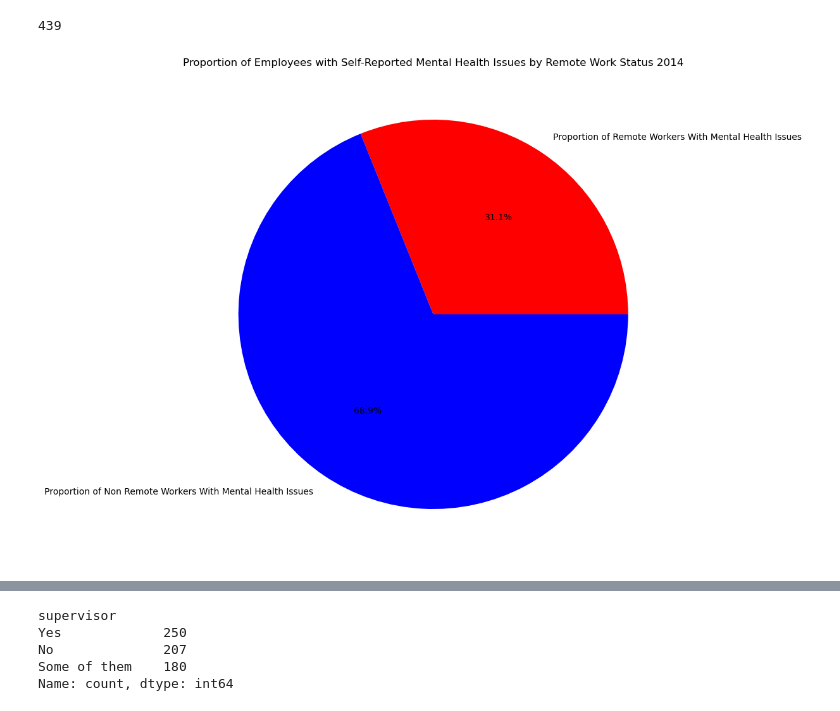
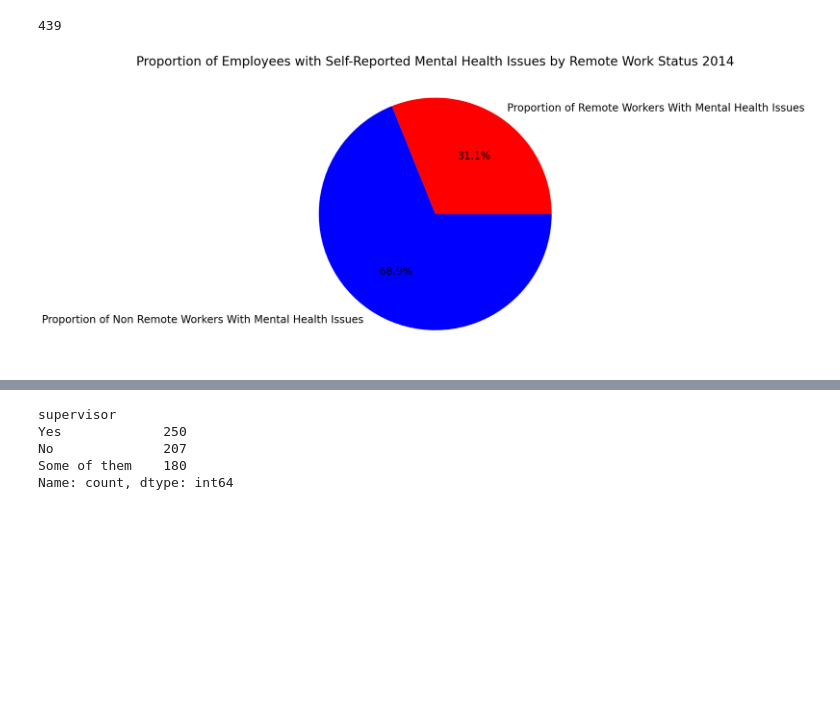
Before and after one commit to K-G-Witt/project1-team4, a Jupyter notebook: rcl_file.ipynb, the cells around one changed output, grey strips where cells are left out. Saved outputs shown, nothing was run; the diff lists cells and outputs as text; code cells hidden in the pictures; blank space fills up the shorter version.

```diff
--- a/rcl_file.ipynb
+++ b/rcl_file.ipynb
@@ -132,14 +138,14 @@ print(non_remote_workers_with_mental_health_issues_2014)
 # %%
 size_remote = [remote_workers_with_mental_health_issues_2014, non_remote_workers_with_mental_health_issues_2014]
 labels_remote = ['Proportion of Remote Workers With Mental Health Issues', 'Proportion of Non Remote Workers With Mental Health Issues']
 colors = ["red", "blue"]
 plt.figure(figsize=(14,10))
-plt.pie(size_remote, labels=labels_remote, colors=colors, autopct='%1.1f%%')
-plt.title('Proportion of Employees with Self-Reported Mental Health Issues by Remote Work Status 2014')
+plt.pie(size_remote, labels=labels_remote, colors=colors, autopct='%1.1f%%', textprops={'fontsize': 20})
+plt.title('Proportion of Employees with Self-Reported Mental Health Issues by Remote Work Status 2014', fontsize = 24)
 plt.savefig('Exhibits/Prop of Tech Employees with MH Issues by Remote Work Status 2014.png')
 plt.show()
 # %% [output]
-[figure, old version]
+[figure, new version]
 # %%
 # Pie chart by family history of mental illness
 family_history_2014=mental_health_issues_dataframe_2014['family_history'].value_counts()
```
Also changed, not shown: parts of 14 cells of this notebook, 12 other files.
